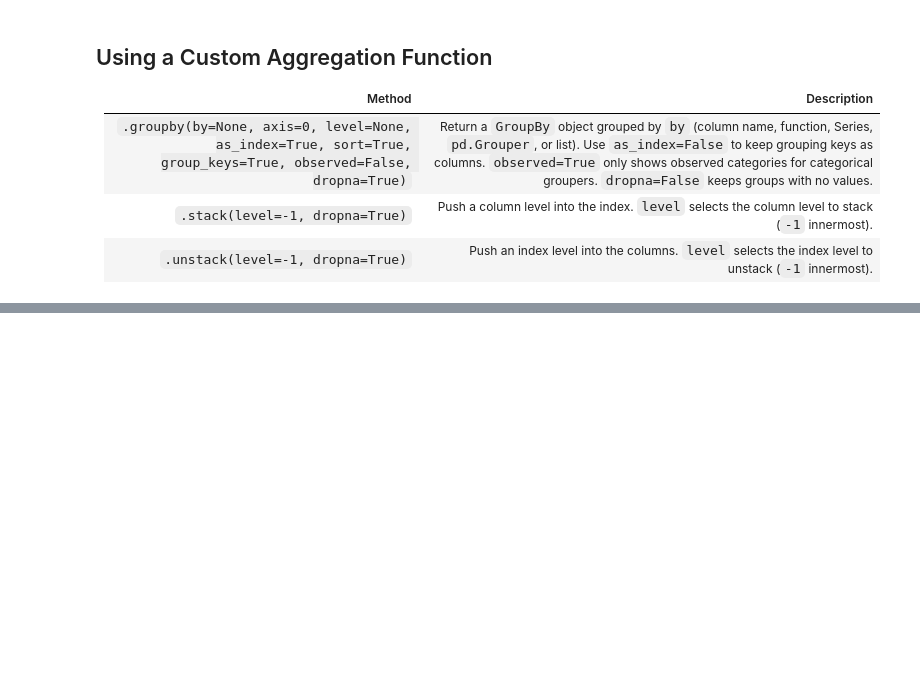
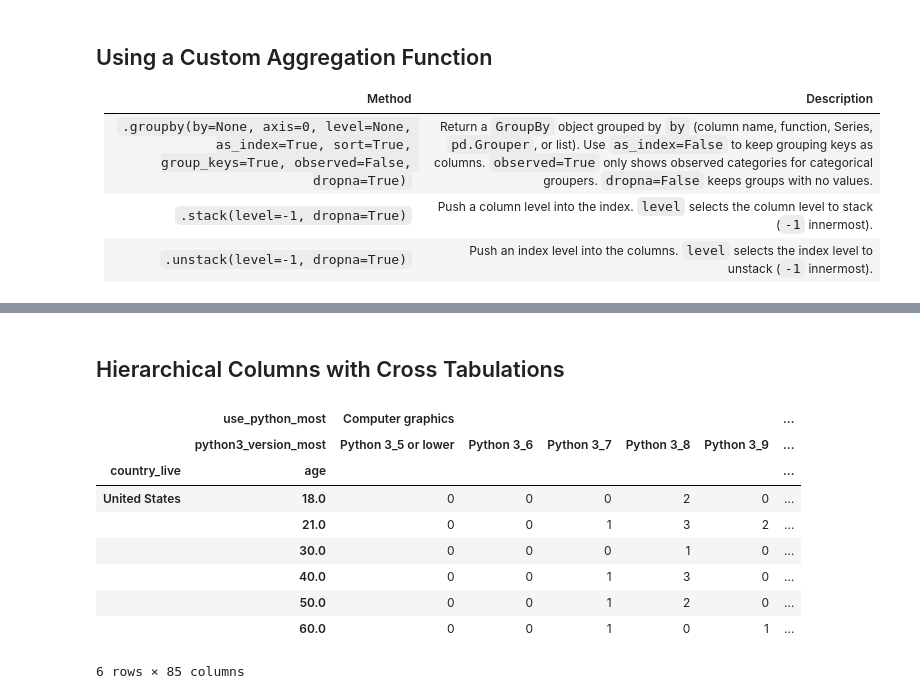
Before and after one commit to jeremyxtmeng/learning-pandas-plotting, a Jupyter notebook: learning_6_pandas_dataframe.ipynb, the cells around one changed output, grey strips where cells are left out. Cells and saved outputs as stored; diff of their text form; code cells hidden in the pictures; blank space fills up the shorter version.

```diff
--- a/learning_6_pandas_dataframe.ipynb
+++ b/learning_6_pandas_dataframe.ipynb
@@ -1450,0 +1868,15 @@ dtype: object
+# %% [markdown]
+## Hierarchical Columns with Cross Tabulations
+# %%
+pd.crosstab(index=[jb2.country_live, jb2.age],columns=[jb2.use_python_most, jb2.python3_version_most]).loc[['United States']]
+# %% [output]
+|  | use_python_most | Computer graphics |  |  |  |  | ... |
+|  | python3_version_most | Python 3_5 or lower | Python 3_6 | Python 3_7 | Python 3_8 | Python 3_9 | ... |
+| country_live | age |  |  |  |  |  | ... |
+| United States | 18.0 | 0 | 0 | 0 | 2 | 0 | ... |
+|  | 21.0 | 0 | 0 | 1 | 3 | 2 | ... |
+|  | 30.0 | 0 | 0 | 0 | 1 | 0 | ... |
+|  | 40.0 | 0 | 0 | 1 | 3 | 0 | ... |
+|  | 50.0 | 0 | 0 | 1 | 2 | 0 | ... |
+|  | 60.0 | 0 | 0 | 1 | 0 | 1 | ... |
+6 rows × 85 columns
```
Also changed, not shown: parts of 41 cells of this notebook, 1 other file.
